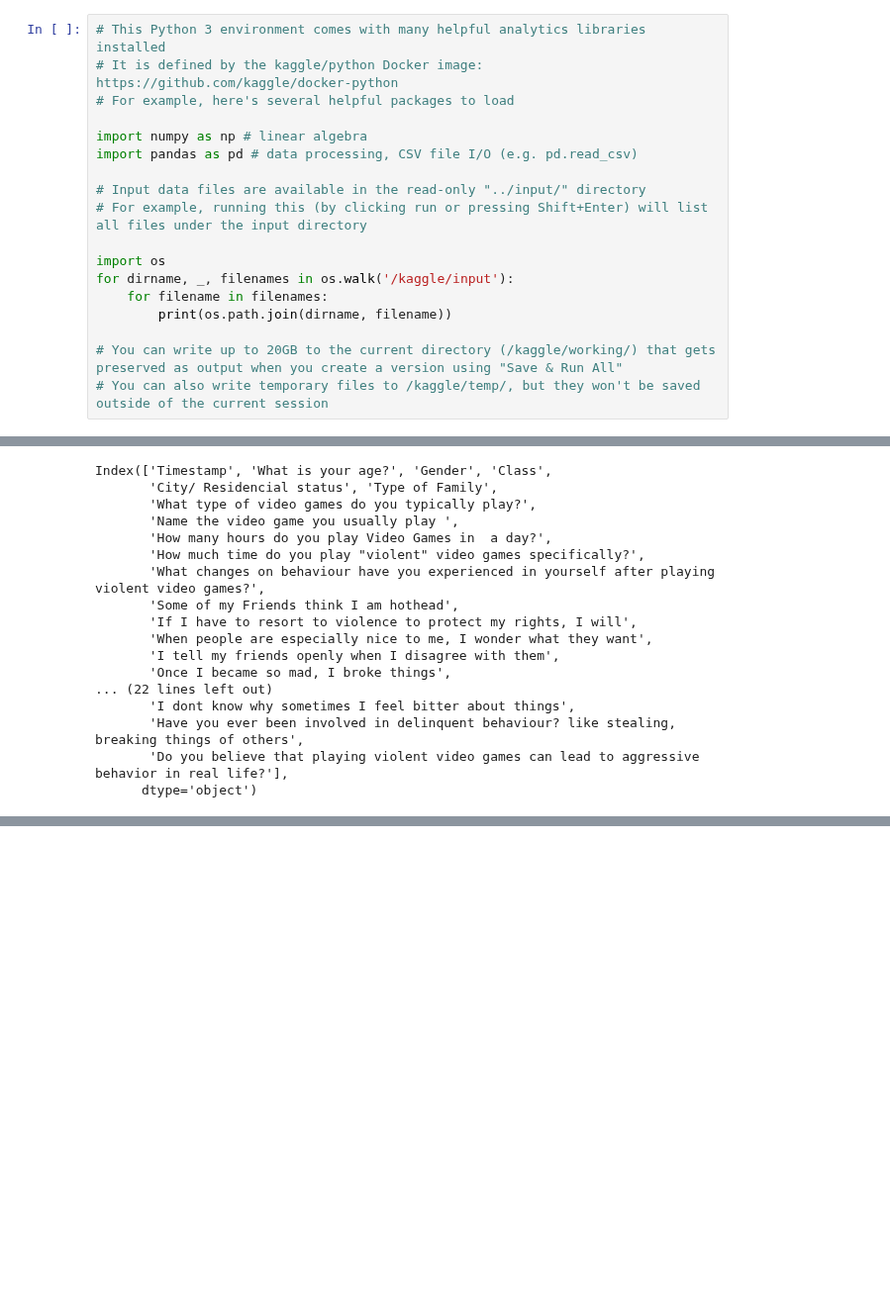
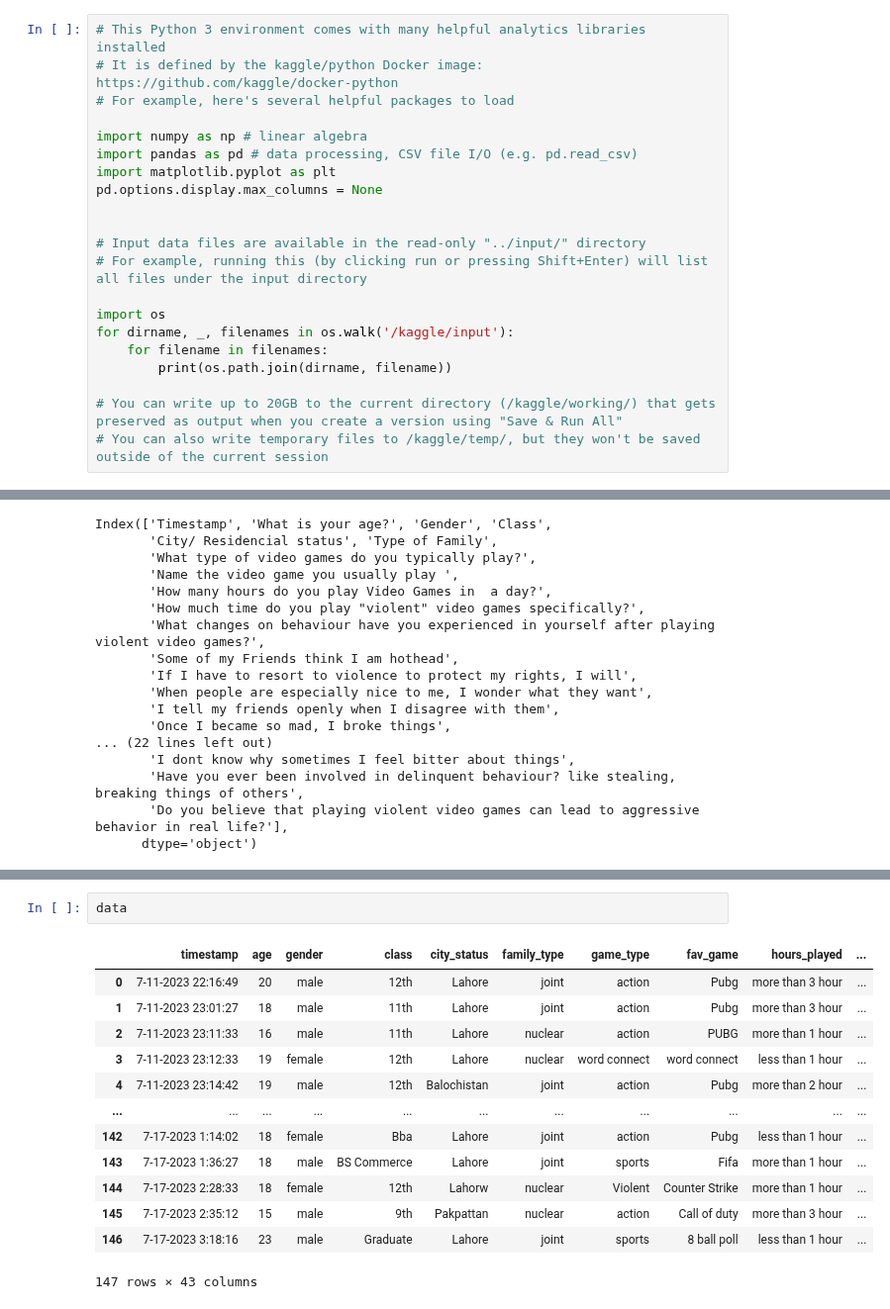
Before and after one commit to DenysGolub/Kaggle-Notebooks, a Jupyter notebook: combat-mode-gaming-aggression-analysis.ipynb, the cells around one changed output, grey strips where cells are left out. Shown at 99% size. Drawn from its saved outputs; the diff is of its cells as text; blank space fills up the shorter version.

```diff
--- a/combat-mode-gaming-aggression-analysis.ipynb
+++ b/combat-mode-gaming-aggression-analysis.ipynb
@@ -7,6 +7,9 @@
 
 import numpy as np # linear algebra
 import pandas as pd # data processing, CSV file I/O (e.g. pd.read_csv)
+import matplotlib.pyplot as plt
+pd.options.display.max_columns = None
+
 
 # Input data files are available in the read-only "../input/" directory
 # For example, running this (by clicking run or pressing Shift+Enter) will list all files under the input directory
@@ -58,0 +105,16 @@ columns = {
+# %%
+data
+# %% [output]
+|  | timestamp | age | gender | class | city_status | family_type | game_type | fav_game | hours_played | ... |
+| 0 | 7-11-2023 22:16:49 | 20 | male | 12th | Lahore | joint | action | Pubg | more than 3 hour | ... |
+| 1 | 7-11-2023 23:01:27 | 18 | male | 11th | Lahore | joint | action | Pubg | more than 3 hour | ... |
+| 2 | 7-11-2023 23:11:33 | 16 | male | 11th | Lahore | nuclear | action | PUBG | more than 1 hour | ... |
+| 3 | 7-11-2023 23:12:33 | 19 | female | 12th | Lahore | nuclear | word connect | word connect | less than 1 hour | ... |
+| 4 | 7-11-2023 23:14:42 | 19 | male | 12th | Balochistan | joint | action | Pubg | more than 2 hour | ... |
+| ... | ... | ... | ... | ... | ... | ... | ... | ... | ... | ... |
+| 142 | 7-17-2023 1:14:02 | 18 | female | Bba | Lahore | joint | action | Pubg | less than 1 hour | ... |
+| 143 | 7-17-2023 1:36:27 | 18 | male | BS Commerce | Lahore | joint | sports | Fifa | more than 1 hour | ... |
+| 144 | 7-17-2023 2:28:33 | 18 | female | 12th | Lahorw | nuclear | Violent | Counter Strike | more than 1 hour | ... |
+| 145 | 7-17-2023 2:35:12 | 15 | male | 9th | Pakpattan | nuclear | action | Call of duty | more than 3 hour | ... |
+| 146 | 7-17-2023 3:18:16 | 23 | male | Graduate | Lahore | joint | sports | 8 ball poll | less than 1 hour | ... |
+147 rows × 43 columns
```
Also changed, not shown: parts of 6 cells of this notebook.
